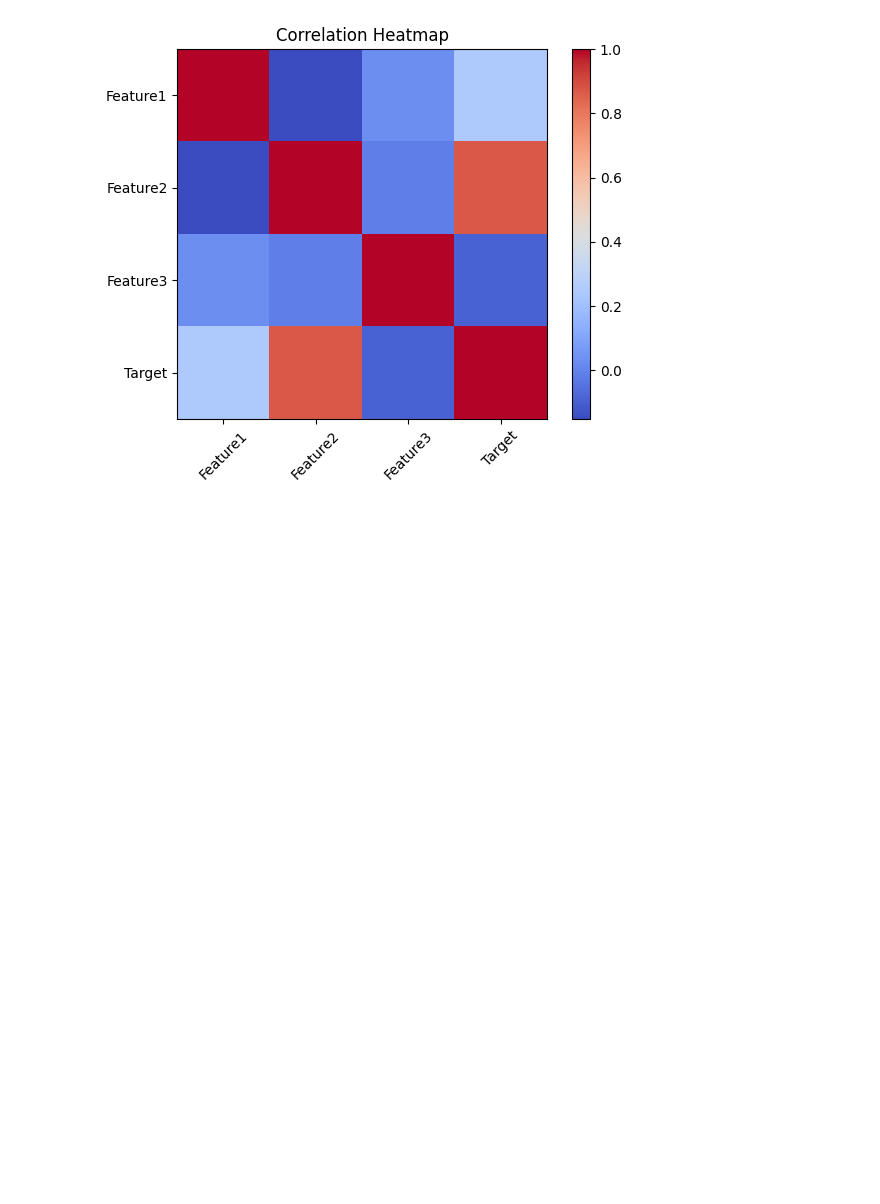
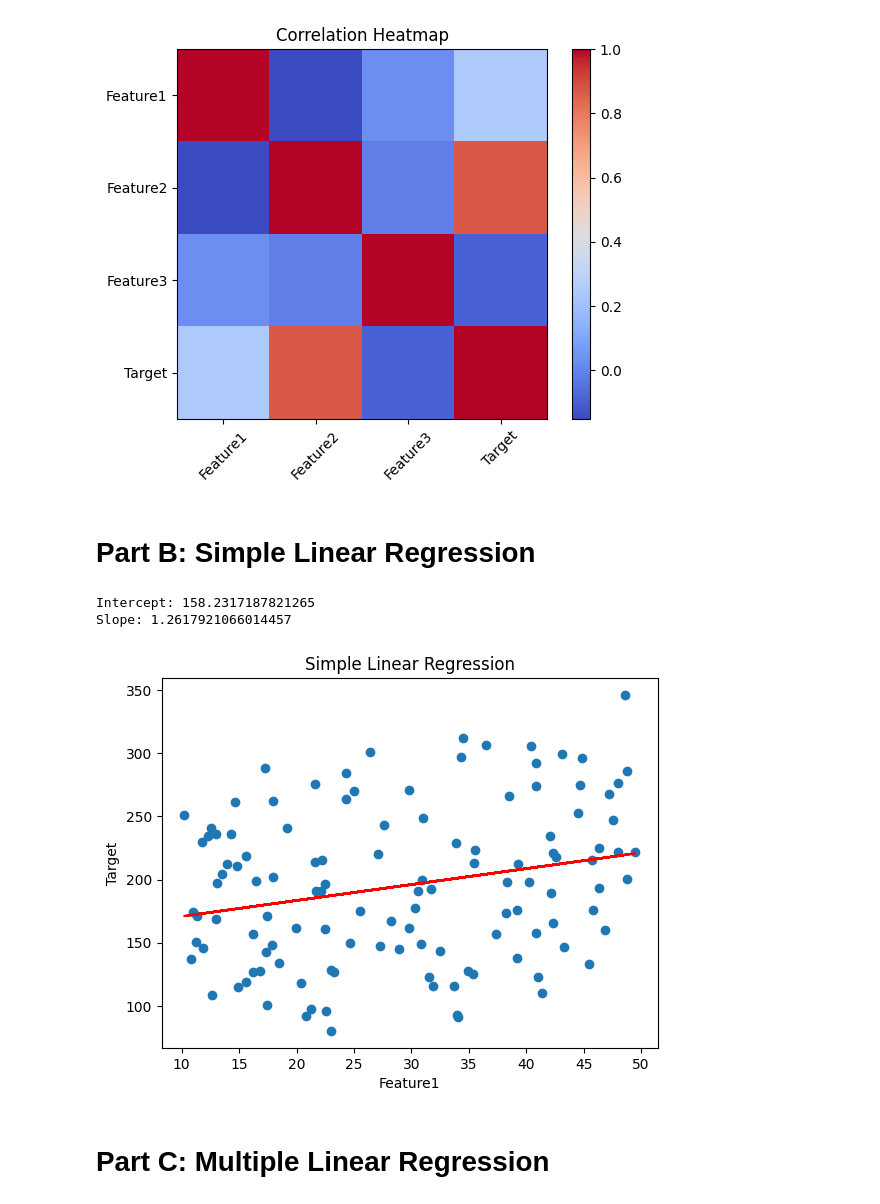
Before and after one commit to deepakpalcsjmu/Linear-Regression-Lab, a Jupyter notebook: ML_Assignment.ipynb, the cells around one changed output. Cells and saved outputs as stored; diff of their text form; code cells hidden in the pictures; blank space fills up the shorter version.

```diff
--- a/ML_Assignment.ipynb
+++ b/ML_Assignment.ipynb
@@ -81,3 +83,32 @@ plt.title("Correlation Heatmap")
 plt.show()
 # %% [output]
 [figure]
+# %% [markdown]
+# **Part B: Simple Linear Regression**
+# %%
+X = data["Feature1"].values
+Y = data["Target"].values
+
+# formula for slope and intercept
+b1 = np.sum((X - X.mean())*(Y - Y.mean())) / np.sum((X - X.mean())**2)
+b0 = Y.mean() - b1 * X.mean()
+
+print("Intercept:", b0)
+print("Slope:", b1)
+# %% [output]
+Intercept: 158.2317187821265
+Slope: 1.2617921066014457
+# %%
+
+Y_pred = b0 + b1*X
+
+plt.scatter(X, Y)
+plt.plot(X, Y_pred, color='red')
+plt.title("Simple Linear Regression")
+plt.xlabel("Feature1")
+plt.ylabel("Target")
+plt.show()
+# %% [output]
+[figure, added]
+# %% [markdown]
+# **Part C: Multiple Linear Regression**
```
Also changed, not shown: parts of 16 cells of this notebook.
